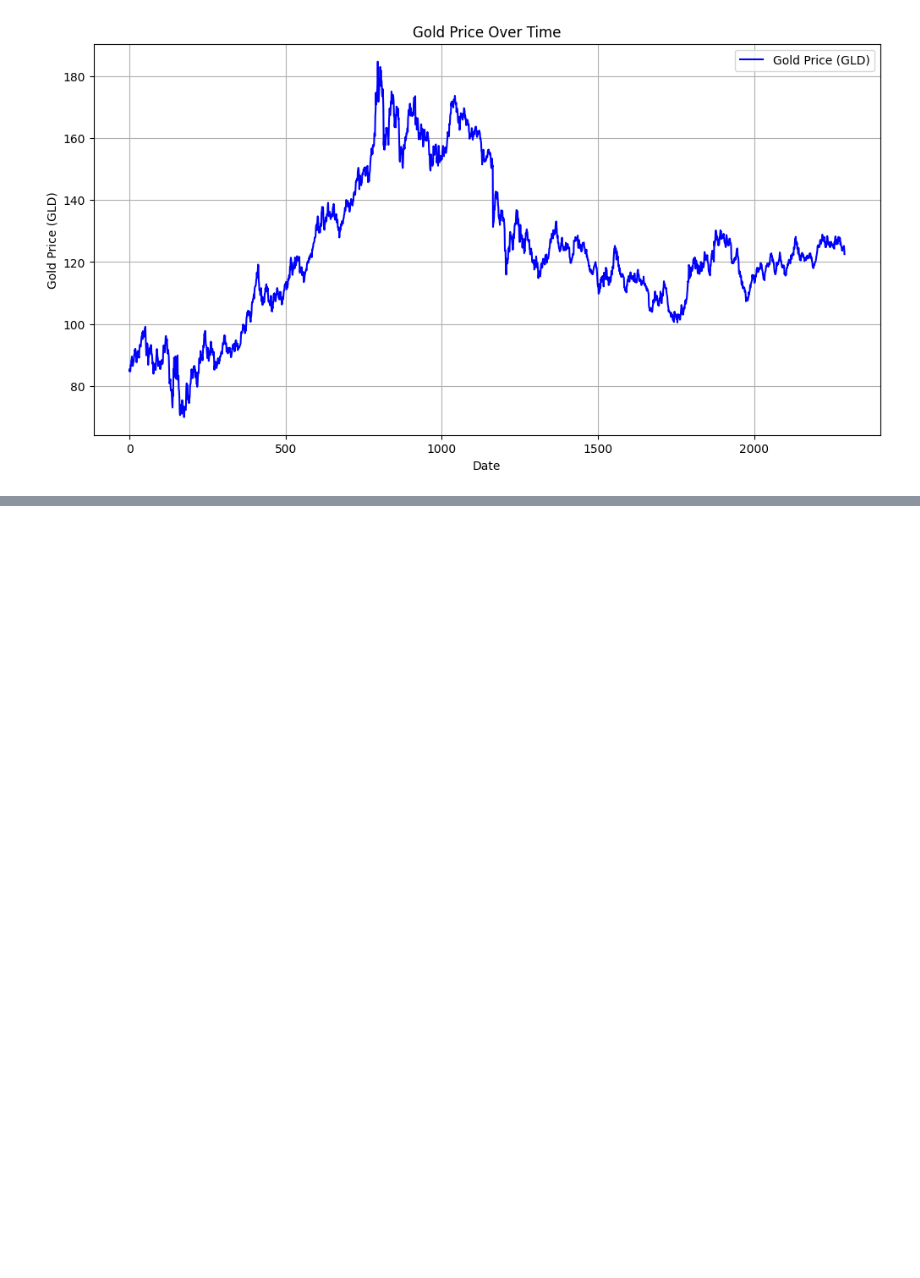
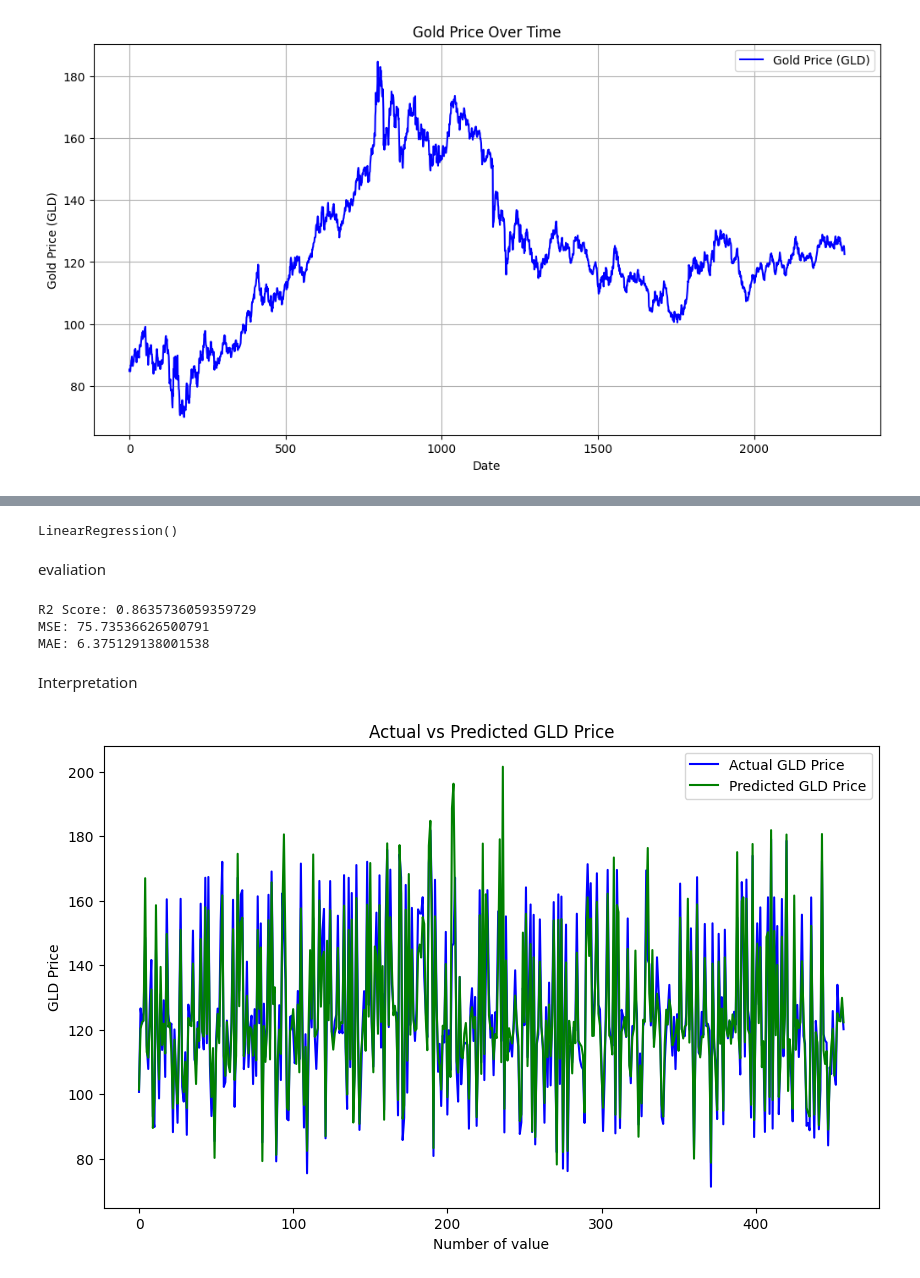
Before and after one commit to snz-mlcoder/Fashion, a Jupyter notebook: GOLDprice.ipynb, the cells around one changed output, grey strips where cells are left out. Drawn from its saved outputs; the diff is of its cells as text; code cells hidden in the pictures; blank space fills up the shorter version.

```diff
--- a/GOLDprice.ipynb
+++ b/GOLDprice.ipynb
@@ -158,0 +168,4 @@ plt.show()
+# %%
+from sklearn.preprocessing import StandardScaler
+ss = StandardScaler()
+ss.fit_transform(X_train, y_train)
@@ -158,0 +182,36 @@ plt.show()
+# %%
+lr = LinearRegression()
+lr.fit(X_train, y_train)
+# %% [output]
+LinearRegression()
+# %%
+y_pred_lr = lr.predict(X_test)
+# %% [markdown]
+evaliation
+# %%
+r2_lr = metrics.r2_score(y_test, y_pred_lr)
+mse_lr = metrics.mean_squared_error(y_test, y_pred_lr)
+mae_lr = metrics.mean_absolute_error(y_test, y_pred_lr)
+print("R2 Score:", r2_lr)
+print("MSE:", mse_lr)
+print("MAE:", mae_lr)
+# %% [output]
+R2 Score: 0.8635736059359729
+MSE: 75.73536626500791
+MAE: 6.375129138001538
+# %% [markdown]
+Interpretation
+# %%
+y_test = list
+# %%
+plt.figure(figsize=(10, 6))
+plt.plot(y_test, color='blue', label='Actual GLD Price')
+
+plt.plot(y_pred_lr, color='green', label='Predicted GLD Price')
+plt.title('Actual vs Predicted GLD Price')
+plt.xlabel('Number of value')
+plt.ylabel('GLD Price')
+plt.legend()
+plt.show()
+# %% [output]
+[figure, added]
```
Also changed, not shown: parts of 6 cells of this notebook.
